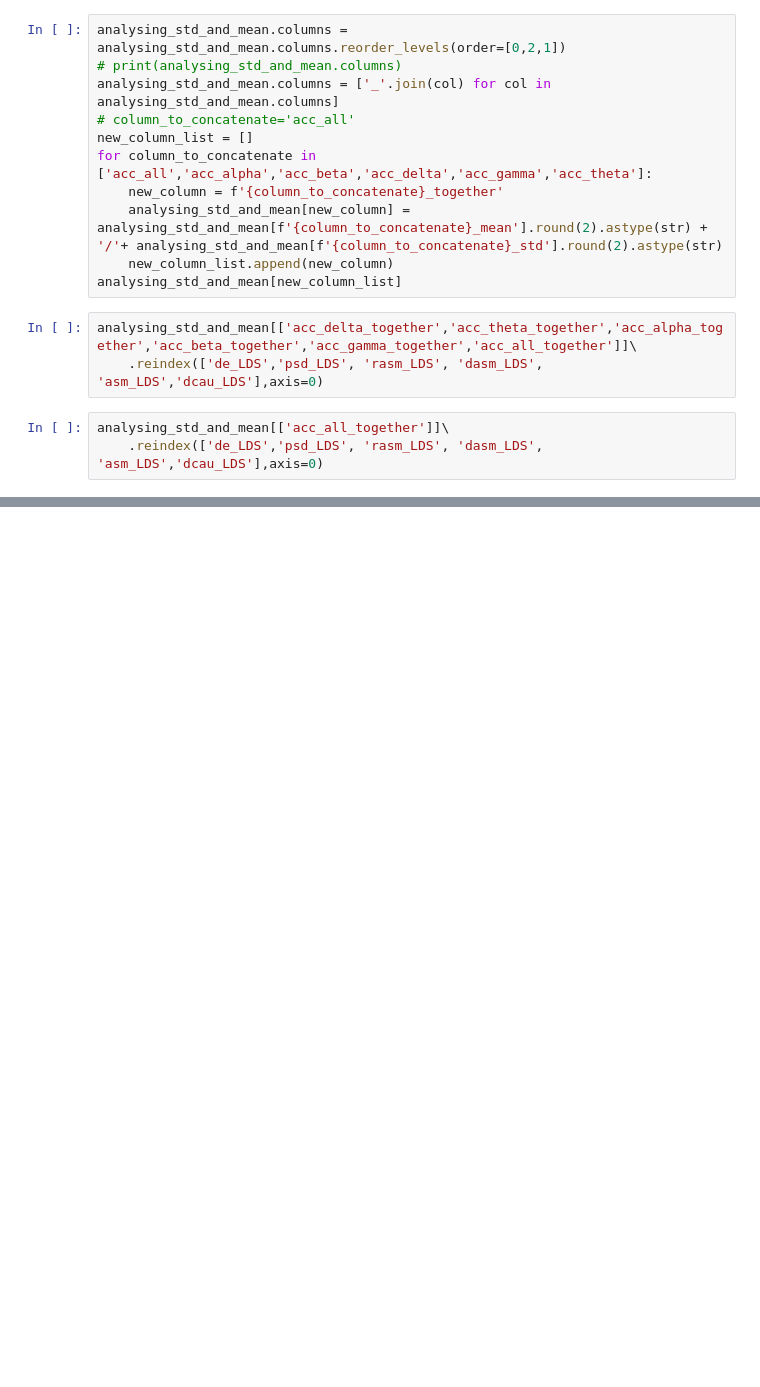
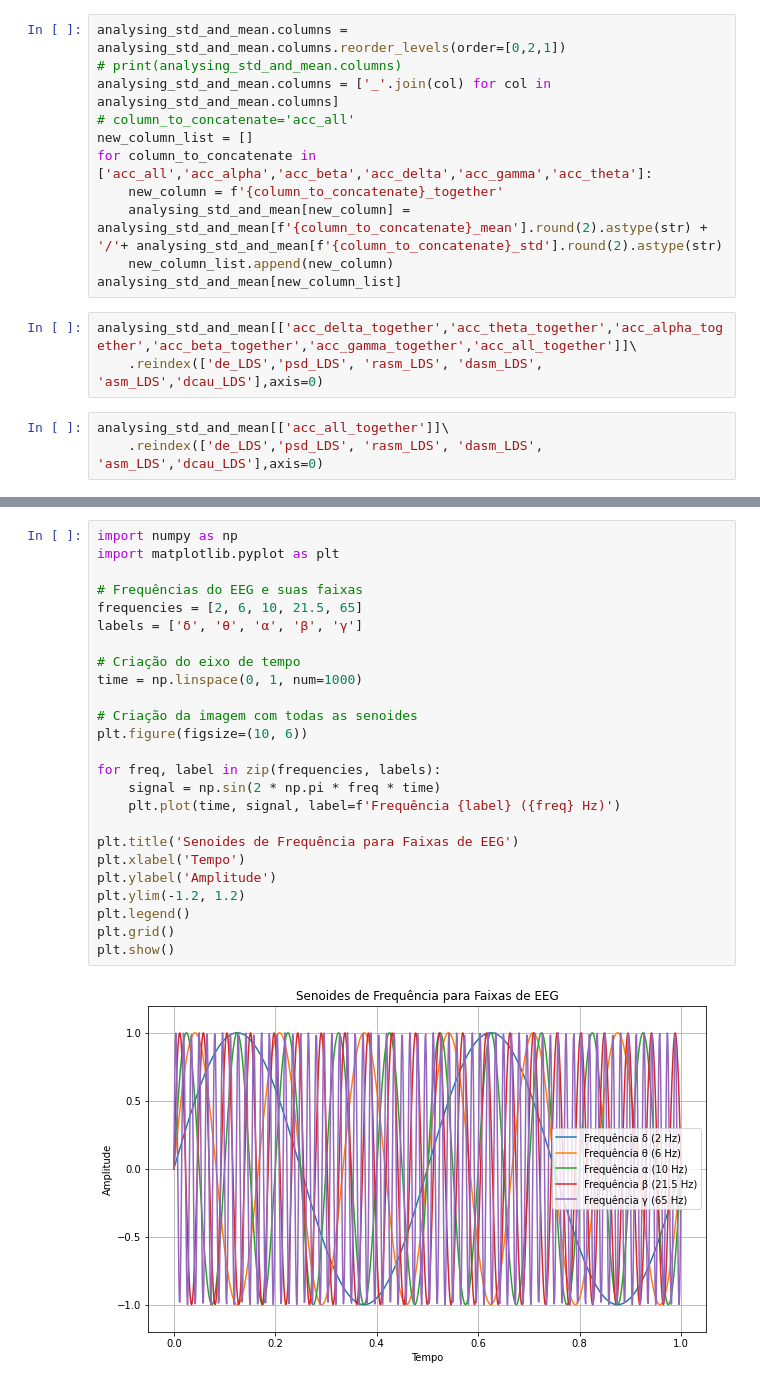
Before and after one commit to jvmr22/MSc-dissertation-EEG-Analysis, a Jupyter notebook: EDA_seed.ipynb, the cells around one changed output, grey strips where cells are left out. Drawn from its saved outputs; the diff is of its cells as text; blank space fills up the shorter version.

```diff
--- a/EDA_seed.ipynb
+++ b/EDA_seed.ipynb
@@ -789,0 +883,27 @@ analysing_std_and_mean[['acc_all_together']]\
+# %%
+import numpy as np
+import matplotlib.pyplot as plt
+
+# Frequências do EEG e suas faixas
+frequencies = [2, 6, 10, 21.5, 65]
+labels = ['δ', 'θ', 'α', 'β', 'γ']
+
+# Criação do eixo de tempo
+time = np.linspace(0, 1, num=1000)
+
+# Criação da imagem com todas as senoides
+plt.figure(figsize=(10, 6))
+
+for freq, label in zip(frequencies, labels):
+    signal = np.sin(2 * np.pi * freq * time)
+    plt.plot(time, signal, label=f'Frequência {label} ({freq} Hz)')
+
+plt.title('Senoides de Frequência para Faixas de EEG')
+plt.xlabel('Tempo')
+plt.ylabel('Amplitude')
+plt.ylim(-1.2, 1.2)
+plt.legend()
+plt.grid()
+plt.show()
+# %% [output]
+[figure, added]
```
Also changed, not shown: parts of 4 cells of this notebook.
